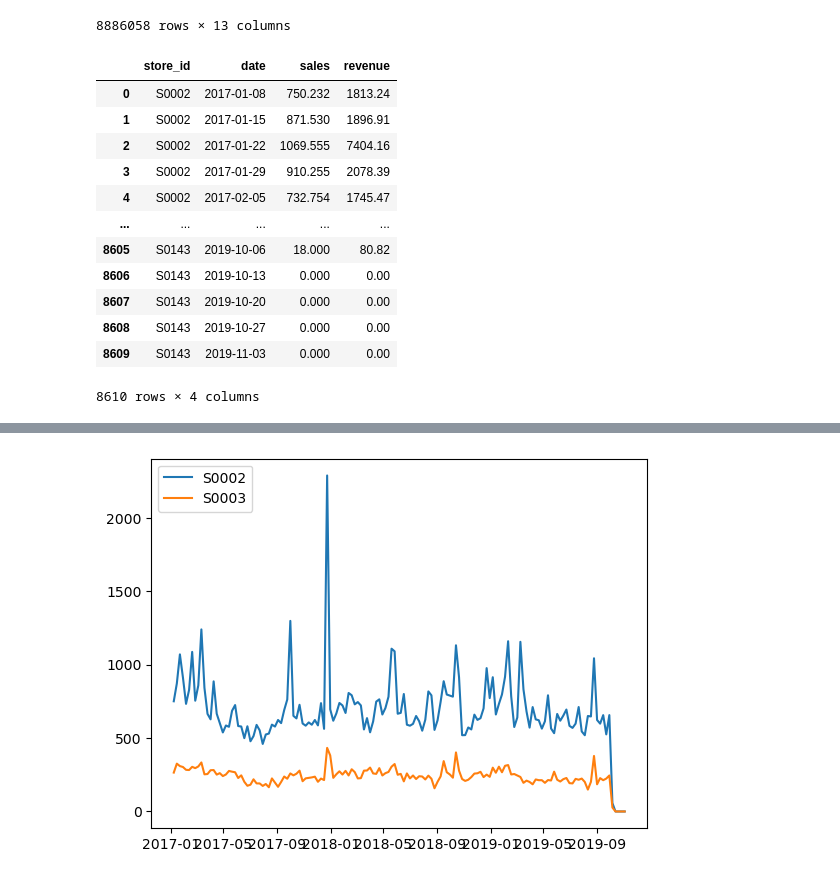
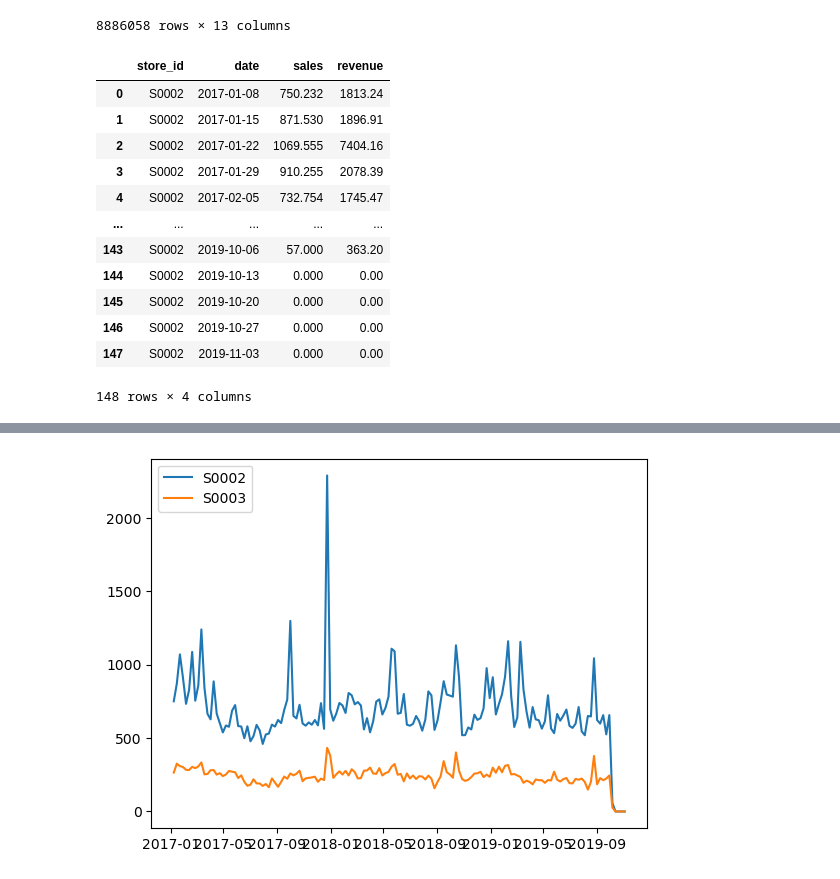
Before and after one commit to TIVEAA/Project_II, a Jupyter notebook: Project_II.ipynb, the cells around one changed output, grey strips where cells are left out. Cells and saved outputs as stored; diff of their text form; code cells hidden in the pictures.

```diff
--- a/Project_II.ipynb
+++ b/Project_II.ipynb
@@ -27,20 +27,20 @@ sales
 # %%
 sales['date'] = pd.to_datetime(sales['date'])
 sales_grouped = sales.set_index('date').groupby('store_id')["sales","revenue"].resample("W").sum()
 sales_grouped = sales_grouped.reset_index()
-sales_grouped
+sales_grouped[sales_grouped["store_id"] == "S0002"]
 # %% [output]
 |  | store_id | date | sales | revenue |
 | 0 | S0002 | 2017-01-08 | 750.232 | 1813.24 |
 | 1 | S0002 | 2017-01-15 | 871.530 | 1896.91 |
 | 2 | S0002 | 2017-01-22 | 1069.555 | 7404.16 |
 | 3 | S0002 | 2017-01-29 | 910.255 | 2078.39 |
 | 4 | S0002 | 2017-02-05 | 732.754 | 1745.47 |
 | ... | ... | ... | ... | ... |
-| 8605 | S0143 | 2019-10-06 | 18.000 | 80.82 |
-| 8606 | S0143 | 2019-10-13 | 0.000 | 0.00 |
-| 8607 | S0143 | 2019-10-20 | 0.000 | 0.00 |
-| 8608 | S0143 | 2019-10-27 | 0.000 | 0.00 |
-| 8609 | S0143 | 2019-11-03 | 0.000 | 0.00 |
+| 143 | S0002 | 2019-10-06 | 57.000 | 363.20 |
+| 144 | S0002 | 2019-10-13 | 0.000 | 0.00 |
+| 145 | S0002 | 2019-10-20 | 0.000 | 0.00 |
+| 146 | S0002 | 2019-10-27 | 0.000 | 0.00 |
+| 147 | S0002 | 2019-11-03 | 0.000 | 0.00 |
-8610 rows × 4 columns
+148 rows × 4 columns
 # %%
```
Also changed, not shown: parts of 36 cells of this notebook.
